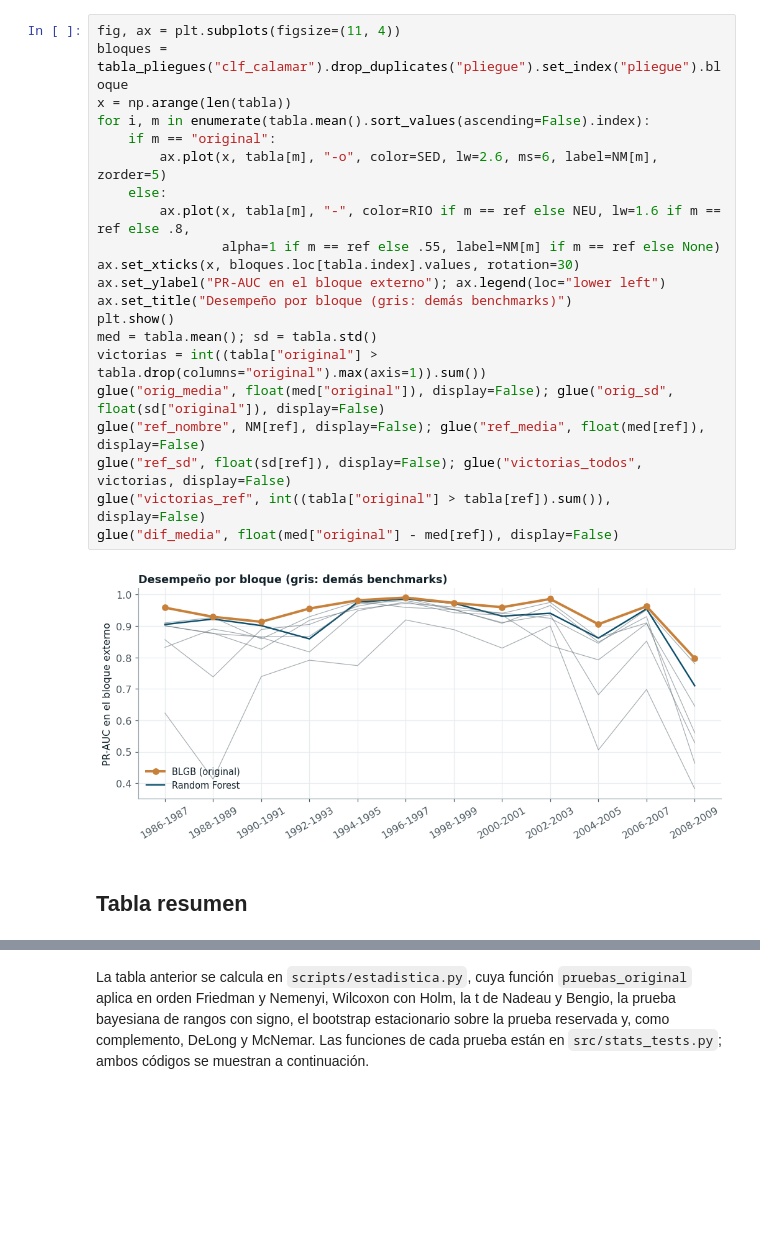
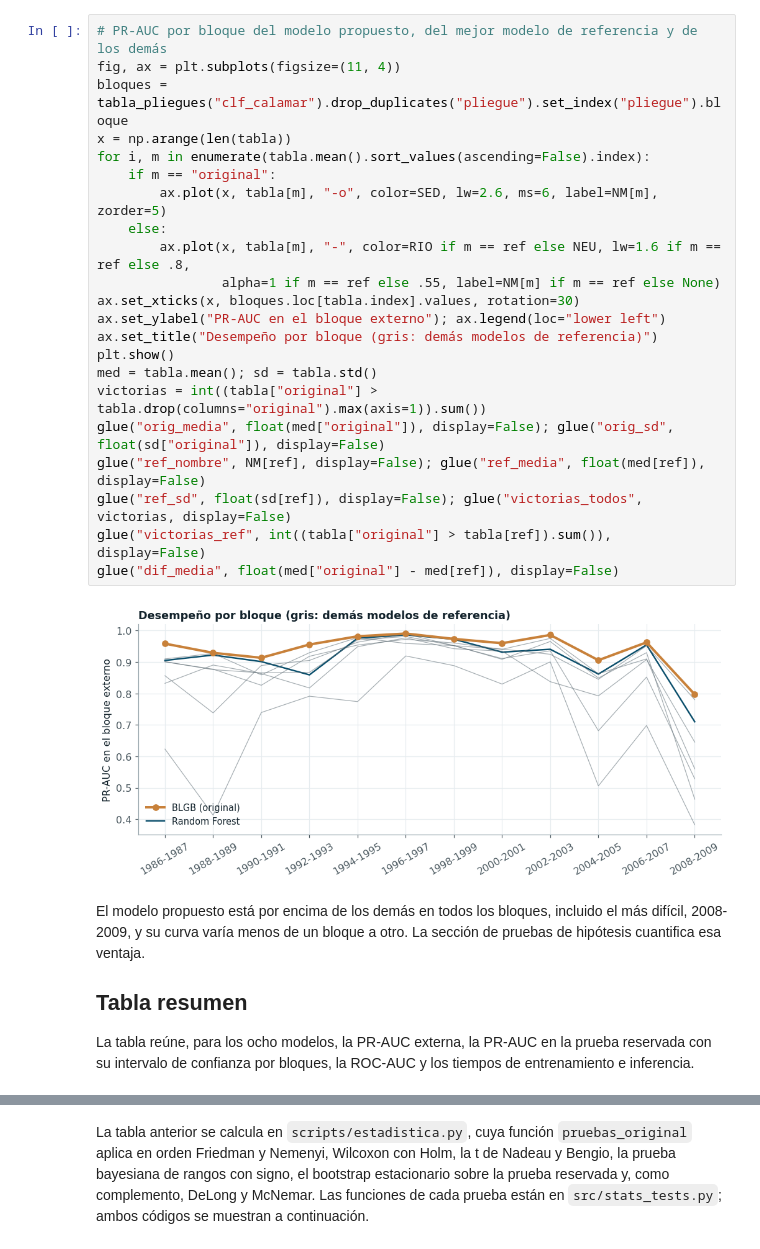
Before and after one commit to SantiagomezaC/proyecto-ml-final, a Jupyter notebook: _sources/06_validacion.ipynb, the cells around one changed output, grey strips where cells are left out. Cells and saved outputs as stored; diff of their text form; blank space fills up the shorter version.

```diff
--- a/_sources/06_validacion.ipynb
+++ b/_sources/06_validacion.ipynb
@@ -38,26 +53,34 @@ siete modelos benchmark y el modelo original.
 # %%
+# PR-AUC por bloque del modelo propuesto, del mejor modelo de referencia y de los demás
 fig, ax = plt.subplots(figsize=(11, 4))
 bloques = tabla_pliegues("clf_calamar").drop_duplicates("pliegue").set_index("pliegue").bloque
 x = np.arange(len(tabla))
 for i, m in enumerate(tabla.mean().sort_values(ascending=False).index):
     if m == "original":
         ax.plot(x, tabla[m], "-o", color=SED, lw=2.6, ms=6, label=NM[m], zorder=5)
     else:
         ax.plot(x, tabla[m], "-", color=RIO if m == ref else NEU, lw=1.6 if m == ref else .8,
                 alpha=1 if m == ref else .55, label=NM[m] if m == ref else None)
 ax.set_xticks(x, bloques.loc[tabla.index].values, rotation=30)
 ax.set_ylabel("PR-AUC en el bloque externo"); ax.legend(loc="lower left")
-ax.set_title("Desempeño por bloque (gris: demás benchmarks)")
+ax.set_title("Desempeño por bloque (gris: demás modelos de referencia)")
 plt.show()
 med = tabla.mean(); sd = tabla.std()
 victorias = int((tabla["original"] > tabla.drop(columns="original").max(axis=1)).sum())
 glue("orig_media", float(med["original"]), display=False); glue("orig_sd", float(sd["original"]), display=False)
 glue("ref_nombre", NM[ref], display=False); glue("ref_media", float(med[ref]), display=False)
 glue("ref_sd", float(sd[ref]), display=False); glue("victorias_todos", victorias, display=False)
 glue("victorias_ref", int((tabla["original"] > tabla[ref]).sum()), display=False)
 glue("dif_media", float(med["original"] - med[ref]), display=False)
 # %% [output]
-[figure, old version]
+[figure, new version]
-# %% [markdown]
-## Tabla resumen
+# %% [markdown]
+El modelo propuesto está por encima de los demás en todos los bloques, incluido el más difícil,
+2008-2009, y su curva varía menos de un bloque a otro. La sección de pruebas de hipótesis
+cuantifica esa ventaja.
+
+## Tabla resumen
+
+La tabla reúne, para los ocho modelos, la PR-AUC externa, la PR-AUC en la prueba reservada con
+su intervalo de confianza por bloques, la ROC-AUC y los tiempos de entrenamiento e inferencia.
 # %%
```
Also changed, not shown: parts of 48 cells of this notebook, 43 other files.
